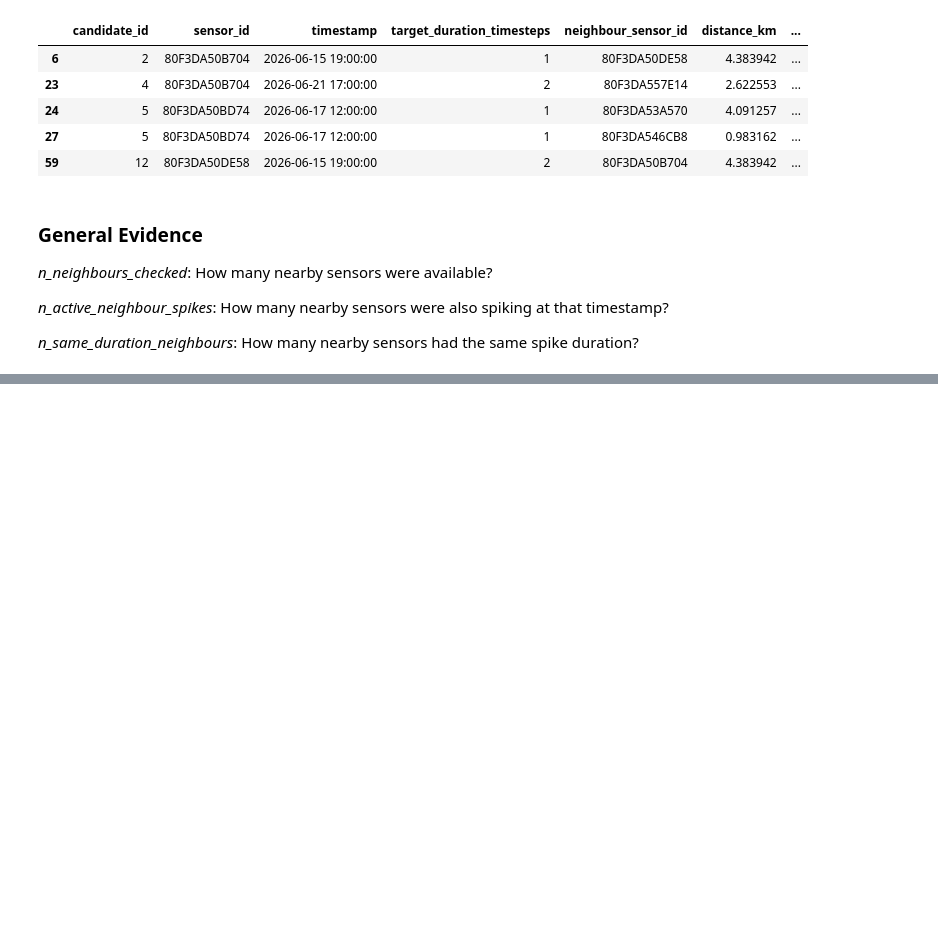
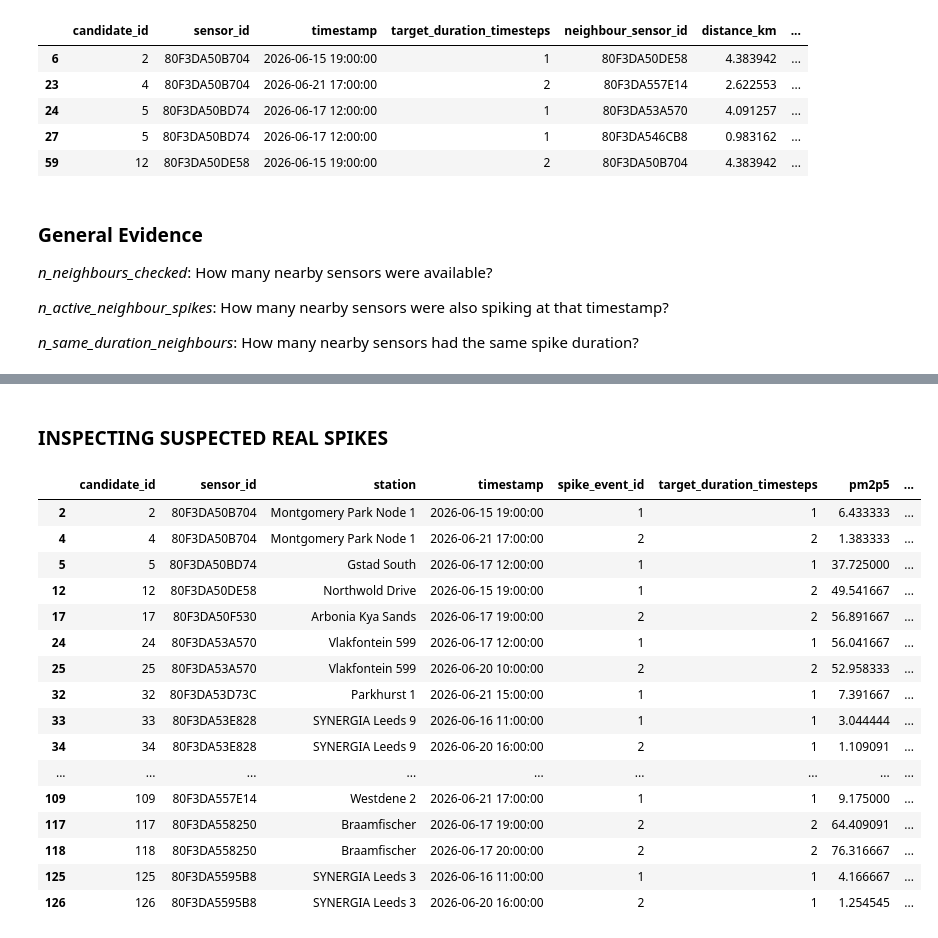
Before and after one commit to Okwukwe295/SACAQM_MLAgent, a Jupyter notebook: eda.ipynb, the cells around one changed output, grey strips where cells are left out. Cells and saved outputs as stored; diff of their text form; code cells hidden in the pictures; blank space fills up the shorter version.

```diff
--- a/eda.ipynb
+++ b/eda.ipynb
@@ -1070,12 +1223,12 @@ active_neighbour_summary = (
     .reset_index()
 )
 
-same_duration_summary = (
-    active_neighbour_events[active_neighbour_events["same_duration_match"]]
+close_duration_summary = (
+    active_neighbour_events[active_neighbour_events["duration_close_match"]]
     .groupby("candidate_id")
     .agg(
-        n_same_duration_neighbours=("neighbour_sensor_id", "nunique"),
-        matching_neighbour_ids=("neighbour_sensor_id", lambda x: ", ".join(sorted(x.unique())))
+        n_close_duration_neighbours=("neighbour_sensor_id", "nunique"),
+        close_duration_neighbour_ids=("neighbour_sensor_id", lambda x: ", ".join(sorted(x.unique())))
     )
     .reset_index()
 )
@@ -1211,0 +1554,49 @@ labelled_spike_candidates[
+# %% [markdown]
+### INSPECTING SUSPECTED REAL SPIKES
+# %%
+real_spikes = labelled_spike_candidates[
+    labelled_spike_candidates["rule_label"].isin(["confirmed_real_close_duration",
+            "spatially_supported_different_duration"])
+]
+
+real_spikes[
+    [
+        "candidate_id",
+        "sensor_id",
+        "station",
+        "timestamp",
+        "spike_event_id",
+        "target_duration_timesteps",
+        "pm2p5",
+        "rolling_mean",
+        "rolling_std",
+        "z_score",
+        "pm2p5_diff",
+        "n_neighbours_checked",
+        "n_active_neighbour_spikes",
+        "n_close_duration_neighbours",
+        "sharp_jump",
+        "sharp_drop_after_event",
+        "returns_to_normal_quickly",
+        "suspected_fake",
+        "rule_label"
+    ]
+].sort_values(["sensor_id", "timestamp"]).head(25)
+# %% [output]
+|  | candidate_id | sensor_id | station | timestamp | spike_event_id | target_duration_timesteps | pm2p5 | ... |
+| 2 | 2 | 80F3DA50B704 | Montgomery Park Node 1 | 2026-06-15 19:00:00 | 1 | 1 | 6.433333 | ... |
+| 4 | 4 | 80F3DA50B704 | Montgomery Park Node 1 | 2026-06-21 17:00:00 | 2 | 2 | 1.383333 | ... |
+| 5 | 5 | 80F3DA50BD74 | Gstad South | 2026-06-17 12:00:00 | 1 | 1 | 37.725000 | ... |
+| 12 | 12 | 80F3DA50DE58 | Northwold Drive | 2026-06-15 19:00:00 | 1 | 2 | 49.541667 | ... |
+| 17 | 17 | 80F3DA50F530 | Arbonia Kya Sands | 2026-06-17 19:00:00 | 2 | 2 | 56.891667 | ... |
+| 24 | 24 | 80F3DA53A570 | Vlakfontein 599 | 2026-06-17 12:00:00 | 1 | 1 | 56.041667 | ... |
+| 25 | 25 | 80F3DA53A570 | Vlakfontein 599 | 2026-06-20 10:00:00 | 2 | 2 | 52.958333 | ... |
+| 32 | 32 | 80F3DA53D73C | Parkhurst 1 | 2026-06-21 15:00:00 | 1 | 1 | 7.391667 | ... |
+| 33 | 33 | 80F3DA53E828 | SYNERGIA Leeds 9 | 2026-06-16 11:00:00 | 1 | 1 | 3.044444 | ... |
+| 34 | 34 | 80F3DA53E828 | SYNERGIA Leeds 9 | 2026-06-20 16:00:00 | 2 | 1 | 1.109091 | ... |
+| ... | ... | ... | ... | ... | ... | ... | ... | ... |
+| 109 | 109 | 80F3DA557E14 | Westdene 2 | 2026-06-21 17:00:00 | 1 | 1 | 9.175000 | ... |
+| 117 | 117 | 80F3DA558250 | Braamfischer | 2026-06-17 19:00:00 | 2 | 2 | 64.409091 | ... |
+| 118 | 118 | 80F3DA558250 | Braamfischer | 2026-06-17 20:00:00 | 2 | 2 | 76.316667 | ... |
+| 125 | 125 | 80F3DA5595B8 | SYNERGIA Leeds 3 | 2026-06-16 11:00:00 | 1 | 1 | 4.166667 | ... |
+| 126 | 126 | 80F3DA5595B8 | SYNERGIA Leeds 3 | 2026-06-20 16:00:00 | 2 | 1 | 1.254545 | ... |
```
Also changed, not shown: parts of 28 cells of this notebook, 7 other files.
